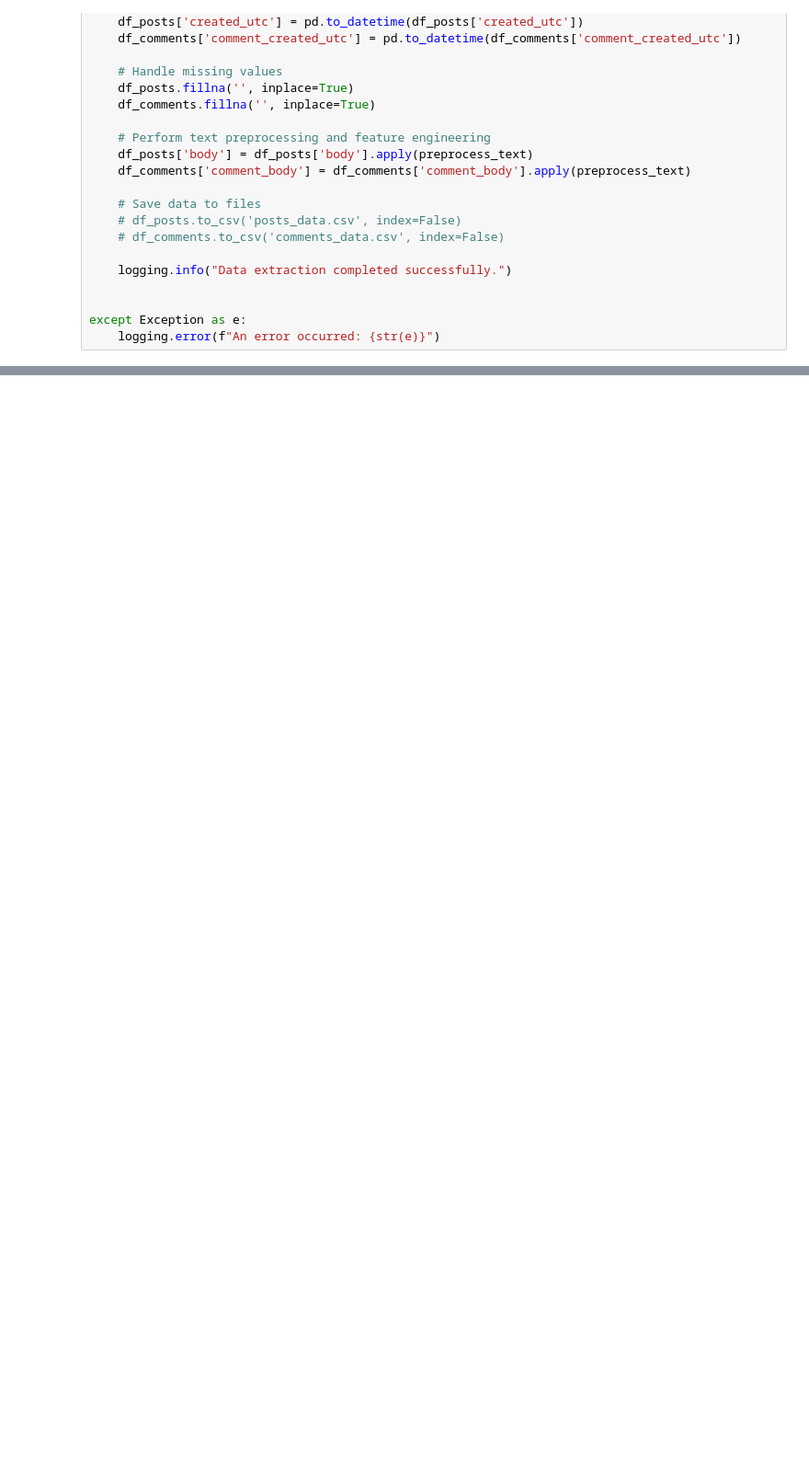
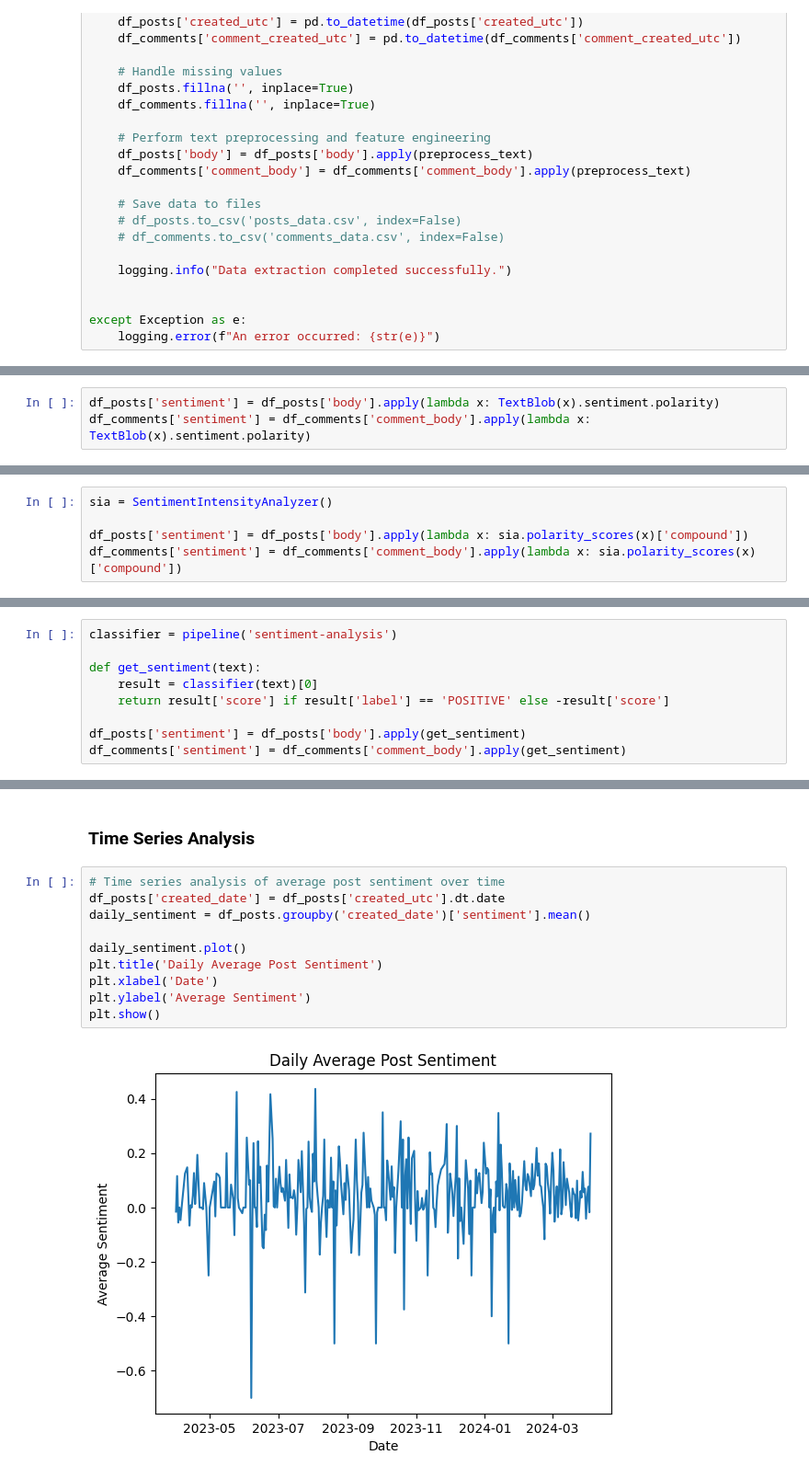
Before and after one commit to kylestein1/Reddit_Ethnomethodological_Analysis, a Jupyter notebook: redditScraper.ipynb, the cells around one changed output, grey strips where cells are left out. Shown at 92% size. Saved outputs shown, nothing was run; the diff lists cells and outputs as text; blank space fills up the shorter version.

```diff
--- a/redditScraper.ipynb
+++ b/redditScraper.ipynb
@@ -181,0 +228,3 @@ df_comments.to_csv('comments_data.csv', index=False)
+# %%
+df_posts['sentiment'] = df_posts['body'].apply(lambda x: TextBlob(x).sentiment.polarity)
+df_comments['sentiment'] = df_comments['comment_body'].apply(lambda x: TextBlob(x).sentiment.polarity)
@@ -181,0 +247,5 @@ df_comments.to_csv('comments_data.csv', index=False)
+# %%
+sia = SentimentIntensityAnalyzer()
+
+df_posts['sentiment'] = df_posts['body'].apply(lambda x: sia.polarity_scores(x)['compound'])
+df_comments['sentiment'] = df_comments['comment_body'].apply(lambda x: sia.polarity_scores(x)['compound'])
@@ -181,0 +258,9 @@ df_comments.to_csv('comments_data.csv', index=False)
+# %%
+classifier = pipeline('sentiment-analysis')
+
+def get_sentiment(text):
+    result = classifier(text)[0]
+    return result['score'] if result['label'] == 'POSITIVE' else -result['score']
+
+df_posts['sentiment'] = df_posts['body'].apply(get_sentiment)
+df_comments['sentiment'] = df_comments['comment_body'].apply(get_sentiment)
@@ -181,0 +310,14 @@ df_comments.to_csv('comments_data.csv', index=False)
+# %% [markdown]
+### Time Series Analysis
+# %%
+# Time series analysis of average post sentiment over time
+df_posts['created_date'] = df_posts['created_utc'].dt.date
+daily_sentiment = df_posts.groupby('created_date')['sentiment'].mean()
+
+daily_sentiment.plot()
+plt.title('Daily Average Post Sentiment')
+plt.xlabel('Date')
+plt.ylabel('Average Sentiment')
+plt.show()
+# %% [output]
+[figure, added]
```
Also changed, not shown: parts of 25 cells of this notebook.
